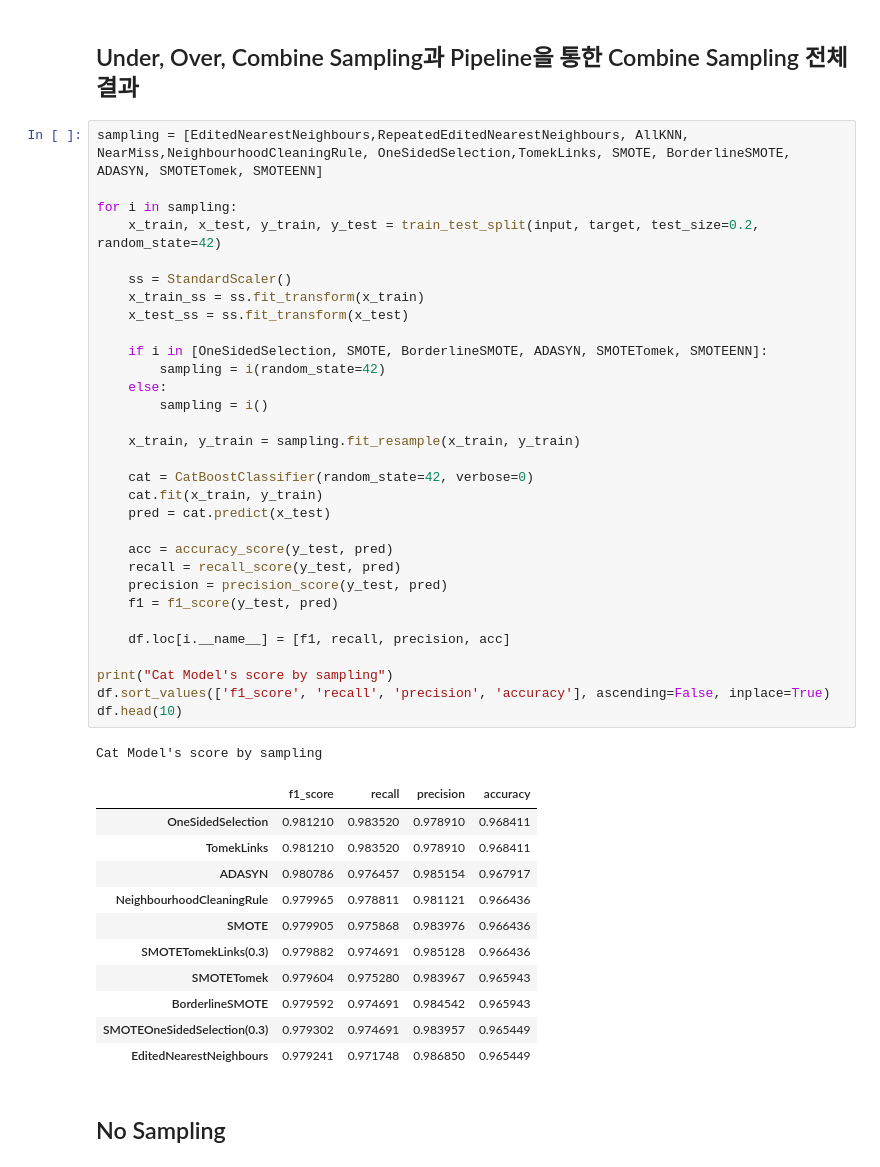
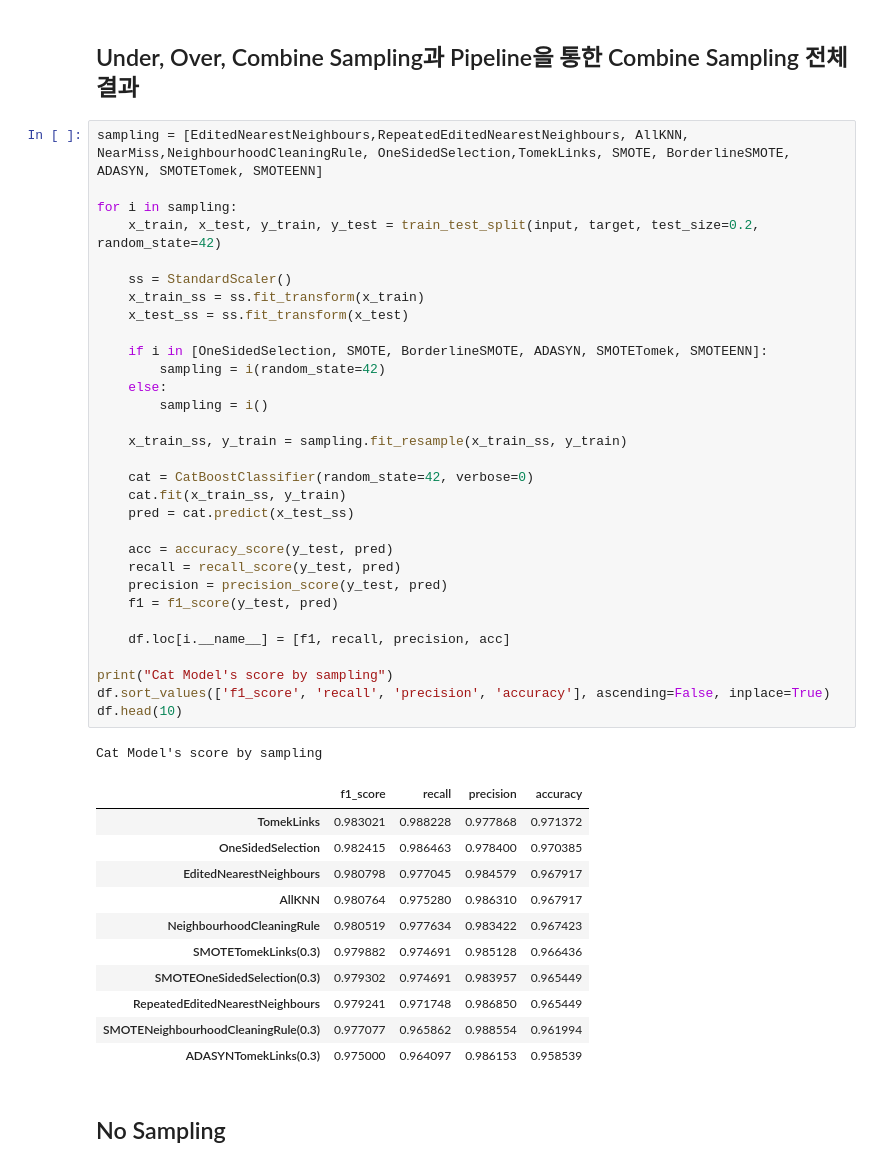
Before and after one commit to YJ-97/-Prediction-Customer-Attrition, a Jupyter notebook: modeling_column_all/CatBoost.ipynb, the cells around one changed output. Cells and saved outputs as stored; diff of their text form.

```diff
--- a/modeling_column_all/CatBoost.ipynb
+++ b/modeling_column_all/CatBoost.ipynb
@@ -296,46 +282,46 @@ Cat Model's score by sampling
 sampling = [EditedNearestNeighbours,RepeatedEditedNearestNeighbours, AllKNN, NearMiss,NeighbourhoodCleaningRule, OneSidedSelection,TomekLinks, SMOTE, BorderlineSMOTE, ADASYN, SMOTETomek, SMOTEENN]
 
 for i in sampling:
     x_train, x_test, y_train, y_test = train_test_split(input, target, test_size=0.2, random_state=42)
 
     ss = StandardScaler()
     x_train_ss = ss.fit_transform(x_train)
     x_test_ss = ss.fit_transform(x_test)
 
     if i in [OneSidedSelection, SMOTE, BorderlineSMOTE, ADASYN, SMOTETomek, SMOTEENN]:
         sampling = i(random_state=42)
     else:
         sampling = i()
 
-    x_train, y_train = sampling.fit_resample(x_train, y_train)
+    x_train_ss, y_train = sampling.fit_resample(x_train_ss, y_train)
 
     cat = CatBoostClassifier(random_state=42, verbose=0)
-    cat.fit(x_train, y_train)
-    pred = cat.predict(x_test)
+    cat.fit(x_train_ss, y_train)
+    pred = cat.predict(x_test_ss)
 
     acc = accuracy_score(y_test, pred)
     recall = recall_score(y_test, pred)
     precision = precision_score(y_test, pred)
     f1 = f1_score(y_test, pred)
 
     df.loc[i.__name__] = [f1, recall, precision, acc]
 
 print("Cat Model's score by sampling")
 df.sort_values(['f1_score', 'recall', 'precision', 'accuracy'], ascending=False, inplace=True)
 df.head(10)
 # %% [output]
 Cat Model's score by sampling
 |  | f1_score | recall | precision | accuracy |
-| OneSidedSelection | 0.981210 | 0.983520 | 0.978910 | 0.968411 |
-| TomekLinks | 0.981210 | 0.983520 | 0.978910 | 0.968411 |
-| ADASYN | 0.980786 | 0.976457 | 0.985154 | 0.967917 |
-| NeighbourhoodCleaningRule | 0.979965 | 0.978811 | 0.981121 | 0.966436 |
-| SMOTE | 0.979905 | 0.975868 | 0.983976 | 0.966436 |
+| TomekLinks | 0.983021 | 0.988228 | 0.977868 | 0.971372 |
+| OneSidedSelection | 0.982415 | 0.986463 | 0.978400 | 0.970385 |
+| EditedNearestNeighbours | 0.980798 | 0.977045 | 0.984579 | 0.967917 |
+| AllKNN | 0.980764 | 0.975280 | 0.986310 | 0.967917 |
+| NeighbourhoodCleaningRule | 0.980519 | 0.977634 | 0.983422 | 0.967423 |
 | SMOTETomekLinks(0.3) | 0.979882 | 0.974691 | 0.985128 | 0.966436 |
-| SMOTETomek | 0.979604 | 0.975280 | 0.983967 | 0.965943 |
-| BorderlineSMOTE | 0.979592 | 0.974691 | 0.984542 | 0.965943 |
 | SMOTEOneSidedSelection(0.3) | 0.979302 | 0.974691 | 0.983957 | 0.965449 |
-| EditedNearestNeighbours | 0.979241 | 0.971748 | 0.986850 | 0.965449 |
+| RepeatedEditedNearestNeighbours | 0.979241 | 0.971748 | 0.986850 | 0.965449 |
+| SMOTENeighbourhoodCleaningRule(0.3) | 0.977077 | 0.965862 | 0.988554 | 0.961994 |
+| ADASYNTomekLinks(0.3) | 0.975000 | 0.964097 | 0.986153 | 0.958539 |
 # %% [markdown]
 ## No Sampling
 # %%
```
Also changed, not shown: parts of 4 cells of this notebook, 6 other files.
